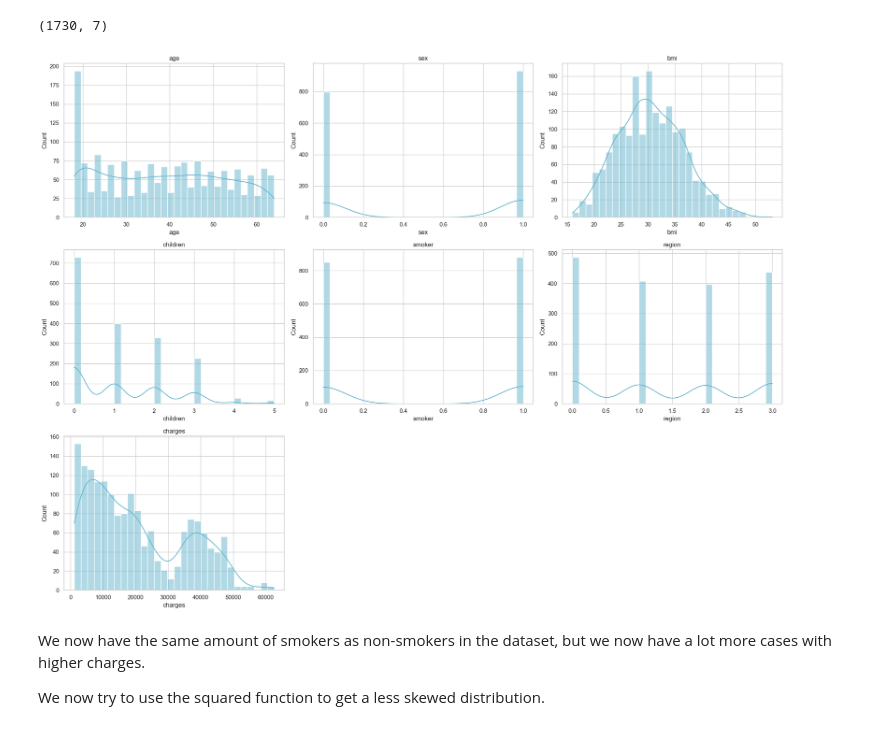
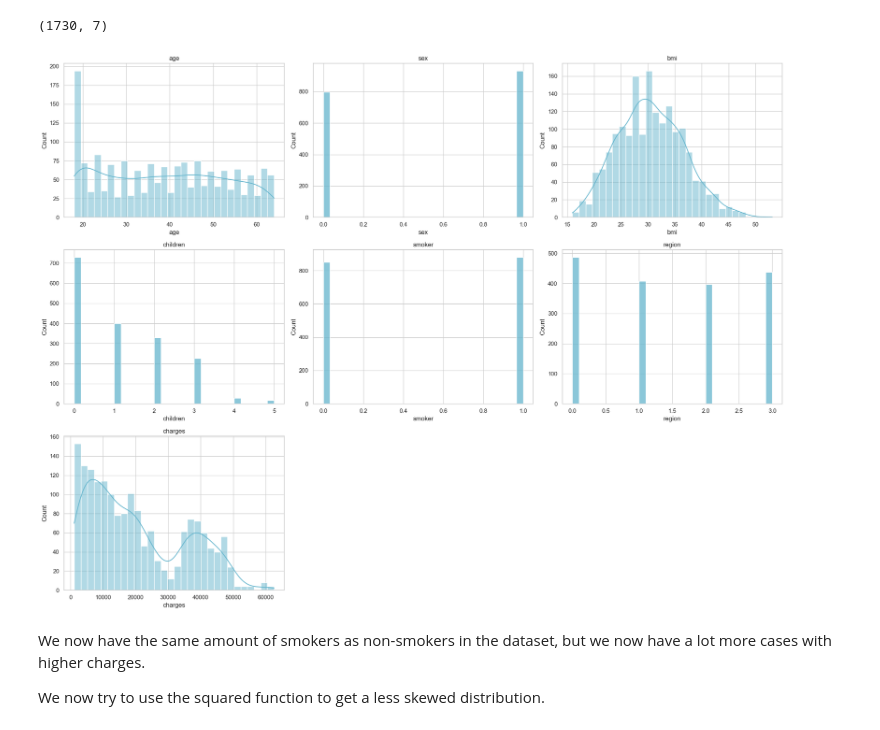
Before and after one commit to Ahsanfyfy/Project-Group-3, a Jupyter notebook: preprocessing.ipynb, the cells around one changed output. Cells and saved outputs as stored; diff of their text form; code cells hidden in the pictures.

```diff
--- a/preprocessing.ipynb
+++ b/preprocessing.ipynb
@@ -194,22 +194,22 @@ df_smokers.shape # Showing the shape of the dataframe
 # %%
 fig, axes = plt.subplots(3, 3, figsize=(20, 15))
 axes = axes.flatten()
 
 for i, col in enumerate(df.columns):
     kde = True
     if col in ['smoker', 'region', 'children', 'sex']:
         kde = False
-    sns.histplot(df_smokers[col], kde = True, color = 'c', bins=30, ax=axes[i])
+    sns.histplot(df_smokers[col], kde = kde, color = 'c', bins=30, ax=axes[i])
     axes[i].set_title(col)
 
 for j in range(i + 1, len(axes)):
     axes[j].axis('off')
 
 
 plt.tight_layout()
 plt.show()
 # %% [output]
-[figure, old version]
+[figure, new version]
 # %% [markdown]
 We now have the same amount of smokers as non-smokers in the dataset, but we now have a lot more cases with higher charges.
 
```
Also changed, not shown: parts of 1 cell of this notebook, 1 other file.
